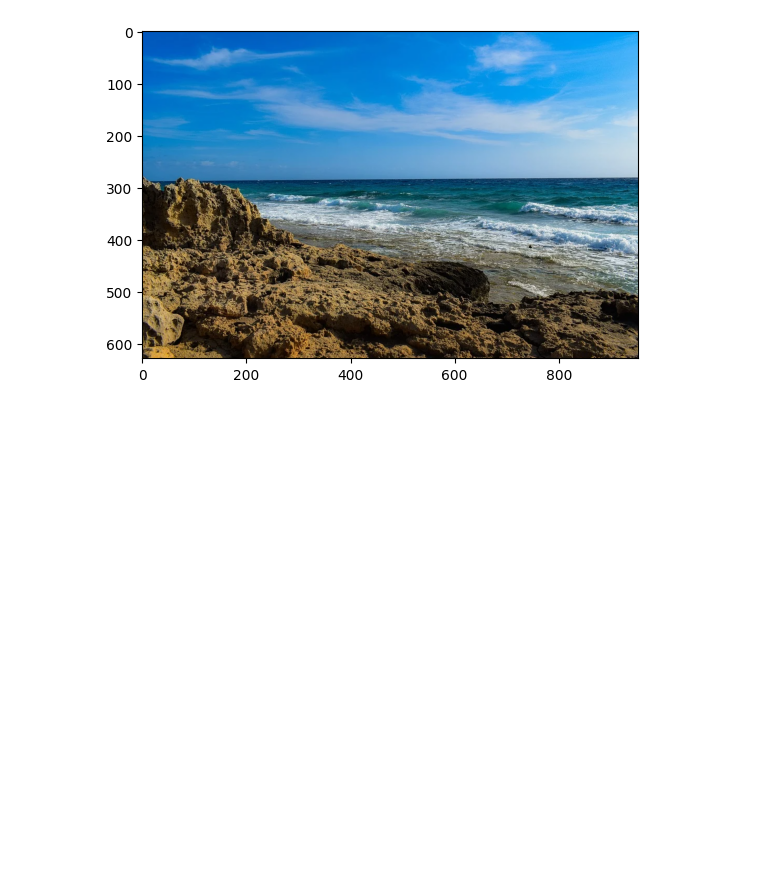
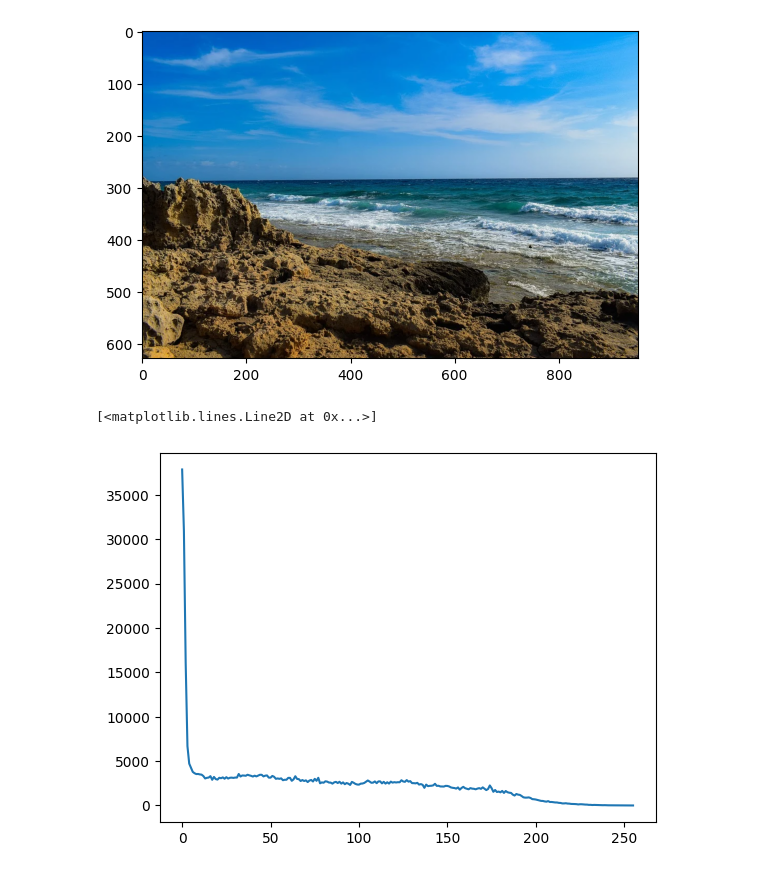
Before and after one commit to Andres-LM/entregas_vp1, a Jupyter notebook: TP1/tp1_parte2_andres_merli.ipynb, the cells around one changed output. Drawn from its saved outputs; the diff is of its cells as text; code cells hidden in the pictures; blank space fills up the shorter version.

```diff
--- a/TP1/tp1_parte2_andres_merli.ipynb
+++ b/TP1/tp1_parte2_andres_merli.ipynb
@@ -56,3 +59,12 @@ plt.imshow(img_seg)
 plt.show()
 # %% [output]
 [figure]
+# %%
+hist_r, bins_r = np.histogram(img_seg[:,:,0].ravel(), 256, [0, 256])
+hist_g, bins_g = np.histogram(img_seg[:,:,1].ravel(), 256, [0, 256])
+hist_b, bins_b = np.histogram(img_seg[:,:,2].ravel(), 256, [0, 256])
+# %%
+plt.plot(hist_r)
+# %% [output]
+[<matplotlib.lines.Line2D at 0x...>]
+[figure, added]
```
Also changed, not shown: parts of 4 cells of this notebook, 1 other file.
